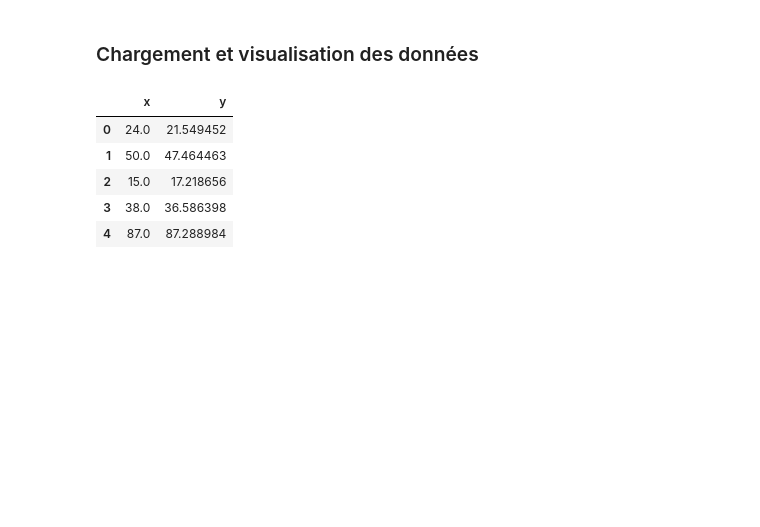
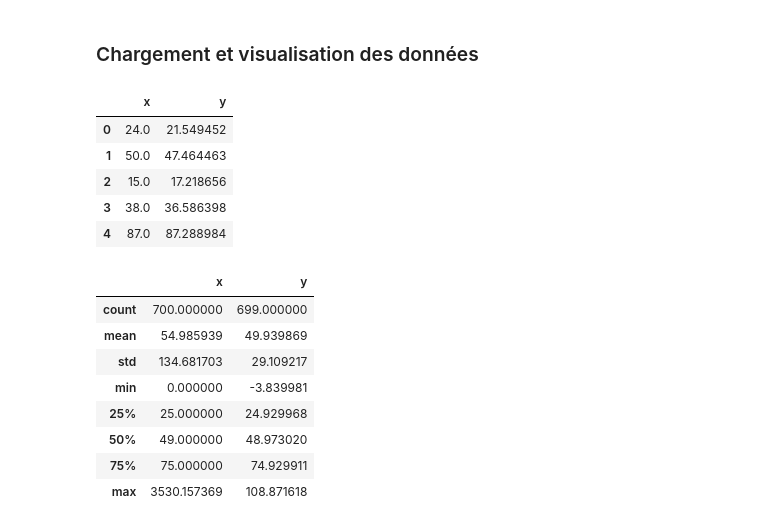
Before and after one commit to All-Khwarizmi/blog_quarto, a Jupyter notebook: posts/rl-algorithm-code/index.ipynb, the cells around one changed output. Cells and saved outputs as stored; diff of their text form; code cells hidden in the pictures; blank space fills up the shorter version.

```diff
--- a/posts/rl-algorithm-code/index.ipynb
+++ b/posts/rl-algorithm-code/index.ipynb
@@ -26,3 +27,15 @@ data.head()
 | 2 | 15.0 | 17.218656 |
 | 3 | 38.0 | 36.586398 |
 | 4 | 87.0 | 87.288984 |
+# %%
+train_data.describe()
+# %% [output]
+|  | x | y |
+| count | 700.000000 | 699.000000 |
+| mean | 54.985939 | 49.939869 |
+| std | 134.681703 | 29.109217 |
+| min | 0.000000 | -3.839981 |
+| 25% | 25.000000 | 24.929968 |
+| 50% | 49.000000 | 48.973020 |
+| 75% | 75.000000 | 74.929911 |
+| max | 3530.157369 | 108.871618 |
```
Also changed, not shown: parts of 5 cells of this notebook, 1 other file.
